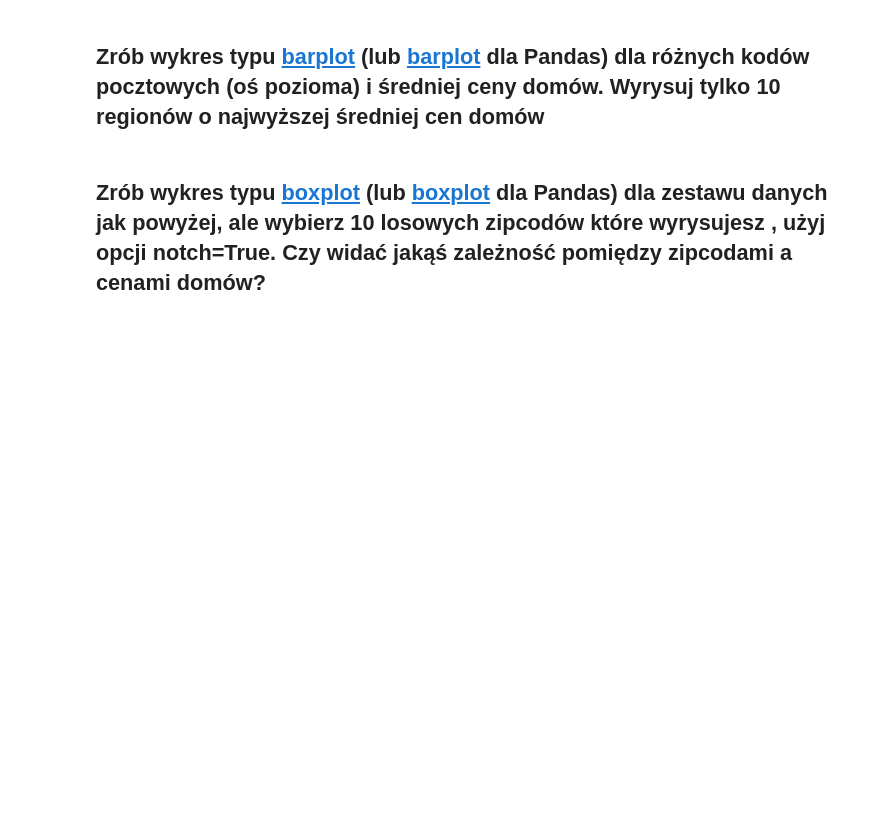
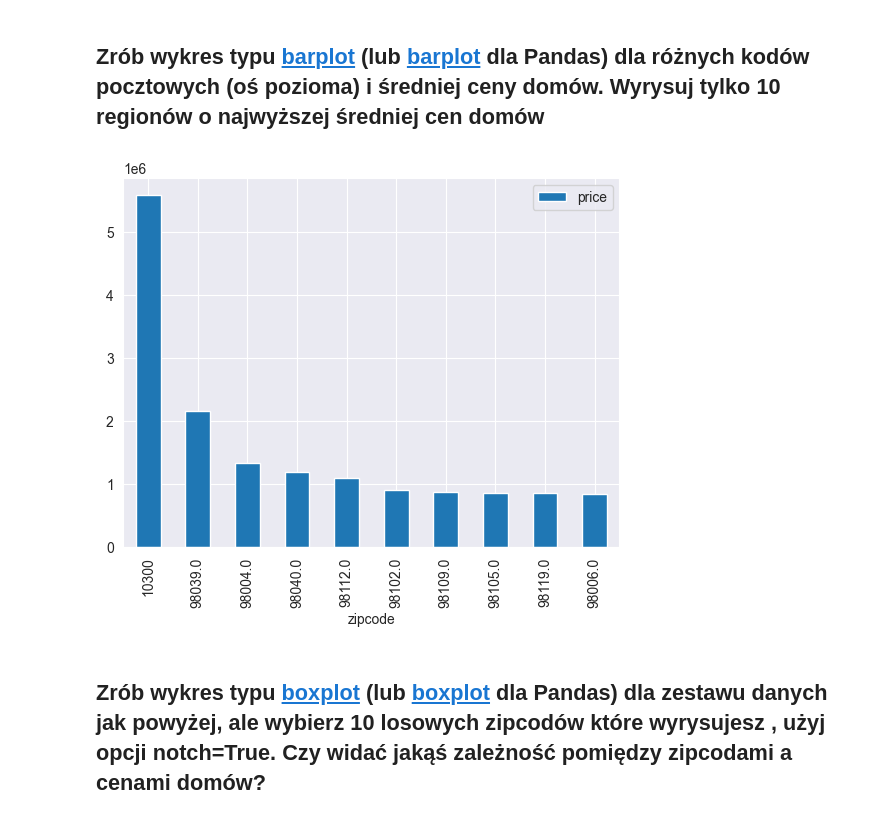
Before and after one commit to GrubySamuraj/wpdm, a Jupyter notebook: examples/Kopia notatnika introduction_to_pandas_uj_part_II.ipynb, the cells around one changed output. Cells and saved outputs as stored; diff of their text form; code cells hidden in the pictures; blank space fills up the shorter version.

```diff
--- a/examples/Kopia notatnika introduction_to_pandas_uj_part_II.ipynb
+++ b/examples/Kopia notatnika introduction_to_pandas_uj_part_II.ipynb
@@ -87,4 +105,17 @@ Pomanipuluj parametrem *bins*. Do czego on służy? Czym histogram różni się
 # %% [markdown]
 ## Zrób wykres typu [barplot](https://matplotlib.org/devdocs/api/_as_gen/matplotlib.pyplot.bar.html) (lub [barplot](https://pandas.pydata.org/pandas-docs/stable/generated/pandas.DataFrame.plot.bar.html) dla Pandas) dla różnych kodów pocztowych (oś pozioma) i średniej ceny domów. Wyrysuj tylko 10 regionów o najwyższej średniej cen domów
+# %%
+data = {
+    'price':df['price'],
+    'zipcode':df['zipcode']
+}
+priceZipcodeDf = pd.DataFrame(data=data)
+groupedByZipcode = priceZipcodeDf.groupby(by=['zipcode']).mean().sort_values(by='price', ascending=False)
+groupedByZipcode2 = groupedByZipcode[0:10]
+groupedByZipcode2.reset_index(inplace=True)
+groupedByZipcode.reset_index(inplace=True)
+barPlot = groupedByZipcode2.plot.bar(y='price', x='zipcode')
+# %% [output]
+[figure, added]
 # %% [markdown]
 ## Zrób wykres typu [boxplot](https://matplotlib.org/gallery/pyplots/boxplot_demo.html) (lub [boxplot](https://pandas.pydata.org/pandas-docs/stable/generated/pandas.DataFrame.boxplot.html) dla Pandas) dla zestawu danych jak powyżej, ale wybierz 10 **losowych** zipcodów które wyrysujesz , użyj opcji notch=True. Czy widać jakąś zależność pomiędzy zipcodami a cenami domów?
```
Also changed, not shown: parts of 7 cells of this notebook, 3 other files.
